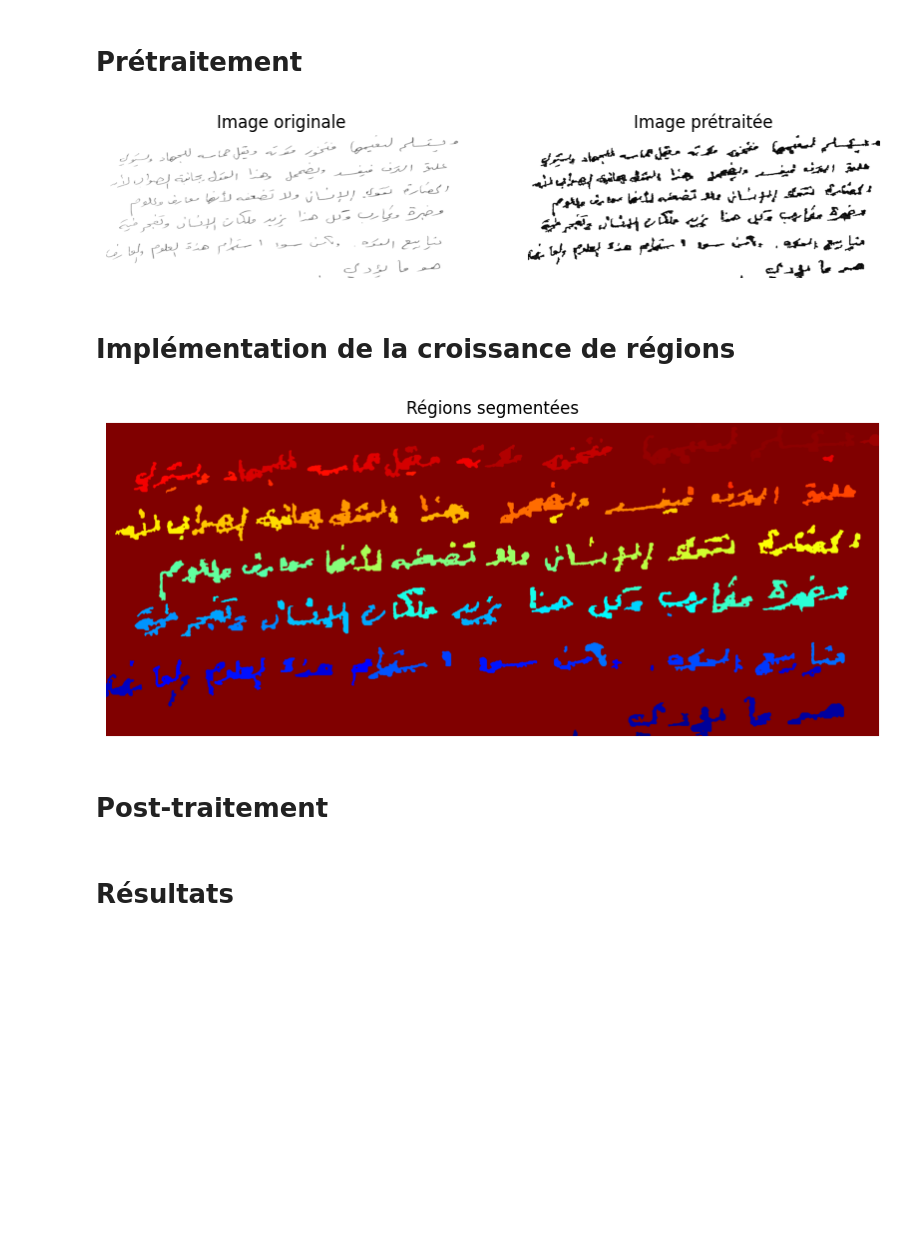
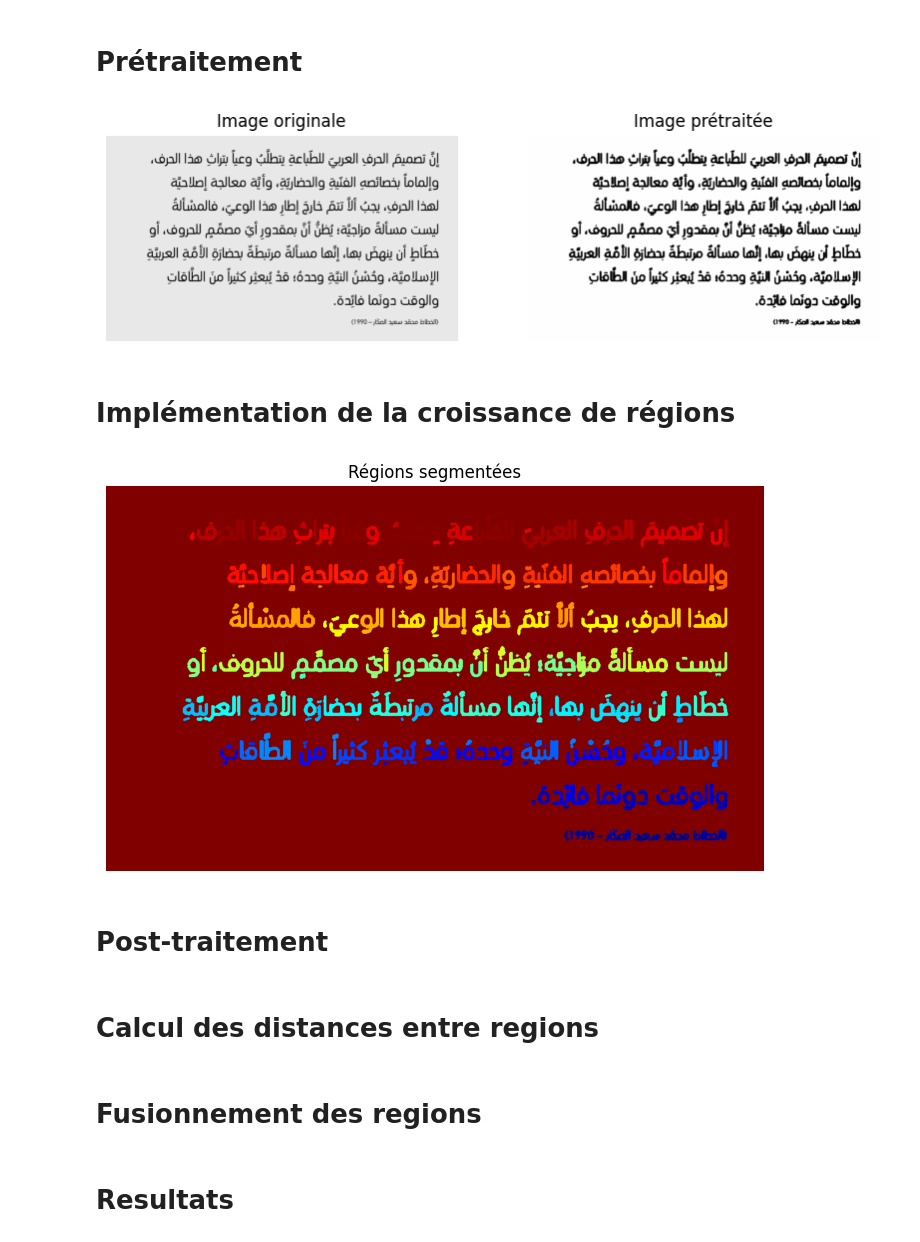
Before and after one commit to YacineAitKaci/Arabic-Text-Image-Segmentation, a Jupyter notebook: TP_02.ipynb, the cells around one changed output. Drawn from its saved outputs; the diff is of its cells as text; code cells hidden in the pictures; blank space fills up the shorter version.

```diff
--- a/TP_02.ipynb
+++ b/TP_02.ipynb
@@ -3,30 +3,30 @@
 # %%
 import cv2
 import numpy as np
 import matplotlib.pyplot as plt
 
-image = cv2.imread("image_manuscrite.jpg", cv2.IMREAD_GRAYSCALE)
+image = cv2.imread("samples/sample2.png", cv2.IMREAD_GRAYSCALE)
 
 #filtrage médian pour réduire le bruit
 image_filtre = cv2.medianBlur(image, 5)
 
 # Normaliser l'image pour améliorer le contraste
 image_norm = cv2.equalizeHist(image_filtre)
 
 #affichage
 plt.figure(figsize=(10, 5))
 plt.subplot(1, 2, 1)
 plt.title("Image originale")
 plt.imshow(image, cmap="gray")
 plt.axis("off")
 
 plt.subplot(1, 2, 2)
 plt.title("Image prétraitée")
 plt.imshow(image_norm, cmap="gray")
 plt.axis("off")
 plt.show()
 # %% [output]
-[figure, old version]
+[figure, new version]
 # %% [markdown]
 # **Implémentation de la croissance de régions**
 # %%
@@ -79,7 +79,7 @@ plt.imshow(region_colored)
 plt.axis("off")
 plt.show()
 # %% [output]
-[figure, old version]
+[figure, new version]
 # %% [markdown]
 # **Post-traitement**
 # %%
@@ -109,0 +99,2 @@ for region_id in np.unique(filtered_regions):
+# %% [markdown]
+# **Calcul des distances entre regions**
@@ -109,0 +167,2 @@ for region_id in np.unique(filtered_regions):
+# %% [markdown]
+# **Fusionnement des regions**
@@ -110,3 +238,3 @@ for region_id in np.unique(filtered_regions):
 # %% [markdown]
-# **Résultats**
+# **Resultats**
 # %%
```
Also changed, not shown: parts of 5 cells of this notebook, 1 other file.
